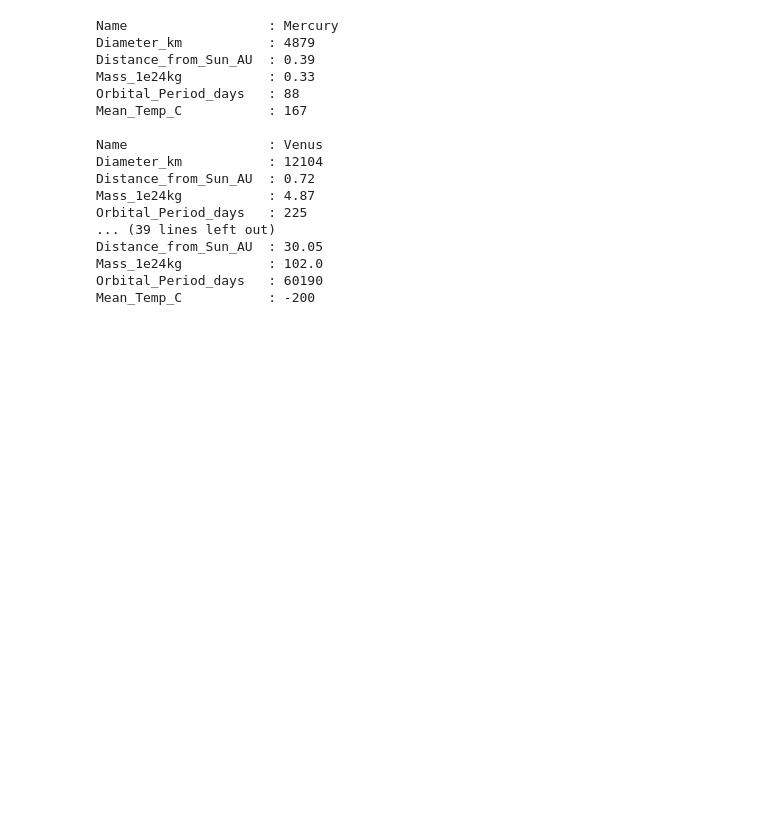
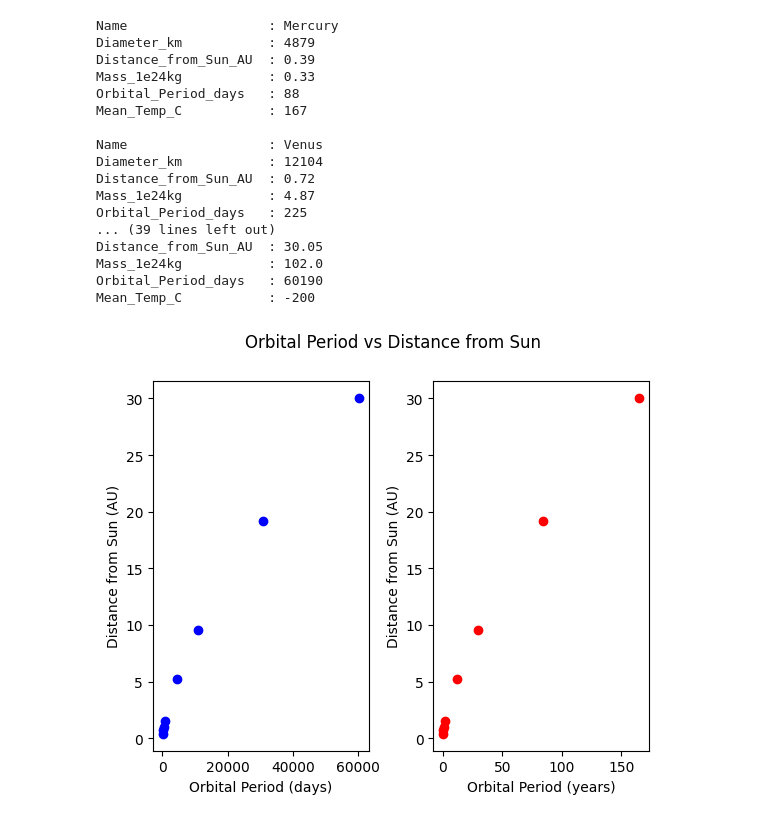
Before and after one commit to zangston/ASTR-5140, a Jupyter notebook: PS1_notebook.ipynb, the cells around one changed output. Drawn from its saved outputs; the diff is of its cells as text; code cells hidden in the pictures; blank space fills up the shorter version.

```diff
--- a/PS1_notebook.ipynb
+++ b/PS1_notebook.ipynb
@@ -122,6 +120,23 @@ Mean_Temp_C           : -200
 # %%
 # FOR PS#1, PLEASE DO THE FOLLOWING
 #           1.  Plot the distance from the Sun in AU vs orbital period in days
 #           2.  Plot the distance from the Sun in AU vs orbital period in years
 #           3.  Add PLOT TITLE
 #           4.  Add labels to the x- and y-axes
+
+# plt.plot(data[0][0], data[0][1], 'o')
+plt.subplot(1, 2, 1)
+for i in range(len(data)):
+    plt.plot(data[i][4], data[i][2], 'o', color='blue')
+    plt.ylabel('Distance from Sun (AU)')
+    plt.xlabel('Orbital Period (days)')
+plt.subplot(1, 2, 2)
+for i in range(len(data)):
+    plt.plot(data[i][4] / 365.25, data[i][2], 'o', color='red')
+    plt.ylabel('Distance from Sun (AU)')
+    plt.xlabel('Orbital Period (years)')
+plt.subplots_adjust(wspace=0.3)
+plt.suptitle('Orbital Period vs Distance from Sun')
+plt.show()
+# %% [output]
+[figure, added]
```
Also changed, not shown: parts of 5 cells of this notebook.
